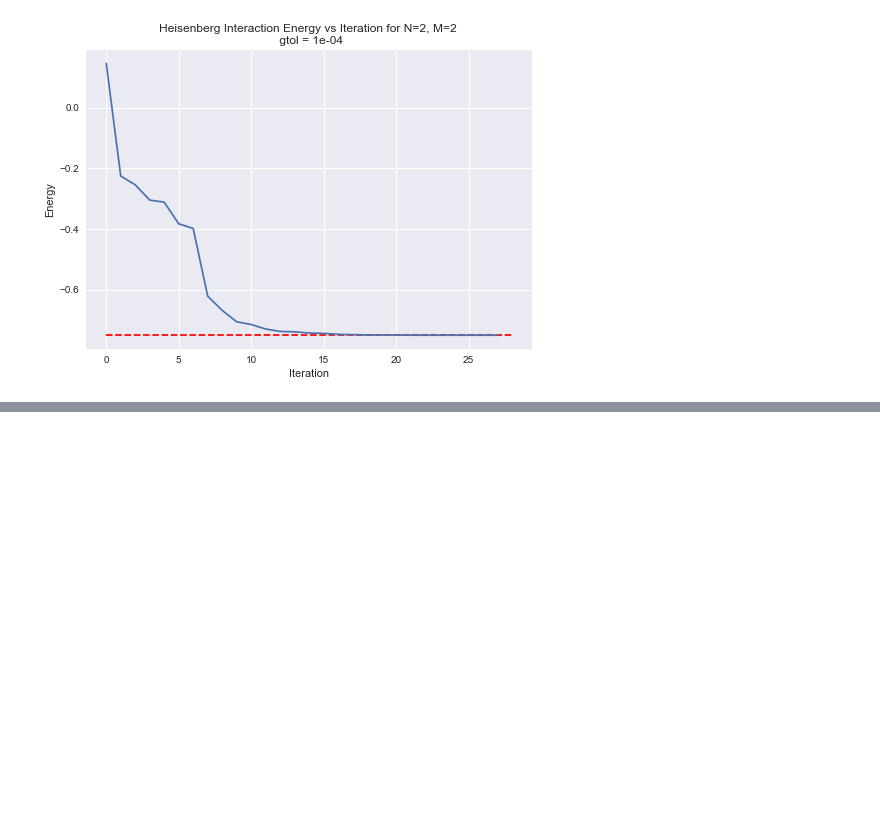
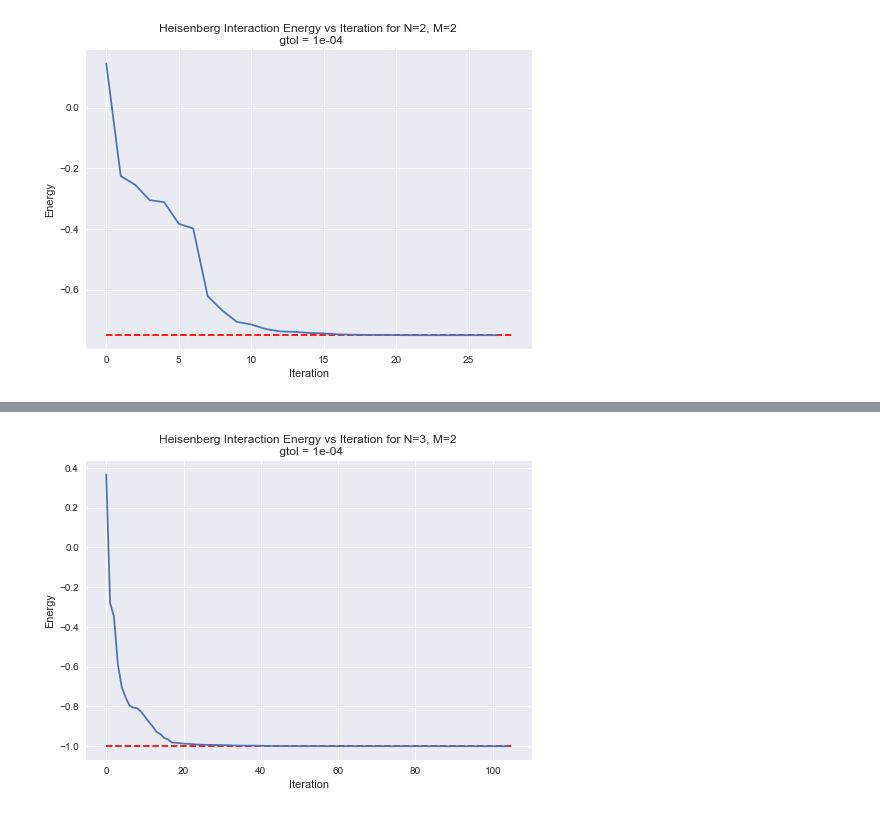
Before and after one commit to aorfi/Phys459, a Jupyter notebook: RBMGroundStateExperiments.ipynb, the cells around one changed output, grey strips where cells are left out. Saved outputs shown, nothing was run; the diff lists cells and outputs as text; code cells hidden in the pictures; blank space fills up the shorter version.

```diff
--- a/RBMGroundStateExperiments.ipynb
+++ b/RBMGroundStateExperiments.ipynb
@@ -269,3 +269,13 @@ plt.hlines(-0.75,0,numIter, "r", linestyle = "--")
 plt.show()
 # %% [output]
 [figure]
+# %%
+#Parameter Definition
+N = 3
+M = 1
+A0 = 1
+B = 0
+
+gradDescent = GradDescent(N, B, A0)
+
+results = gradDescent(N,M)
@@ -271,0 +288,3 @@ plt.show()
+# %%
+groundState = GroundState(N,B,A0)
+ed = groundState()
@@ -271,0 +293,15 @@ plt.show()
+# %%
+#plot energy vs iteration
+numIter = len(results[0][5])
+iter = np.arange(numIter)
+energy = np.zeros(numIter)
+for i in range(numIter):
+    energy[i]= varEnergy(results[0][5][i],N, M, hamiltonian(N, B, A0))
+plt.plot(iter, energy)
+plt.xlabel('Iteration')
+plt.ylabel('Energy')
+plt.title('Heisenberg Interaction Energy vs Iteration for N=3, M=2 \n gtol = 1e-04')
+plt.hlines(ed[0][0],0,numIter, "r", linestyle = "--")
+plt.show()
+# %% [output]
+[figure, added]
```
Also changed, not shown: parts of 2 cells of this notebook, 1 other file.
